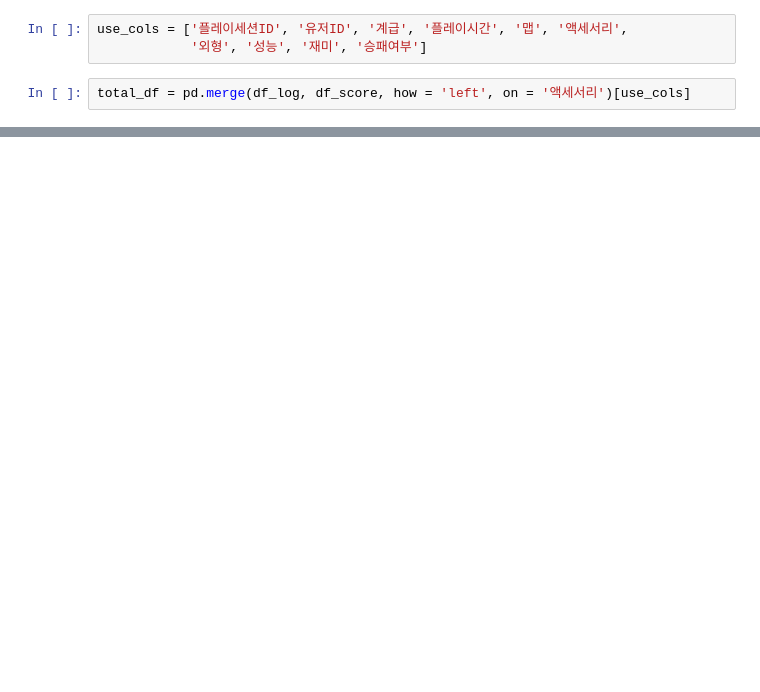
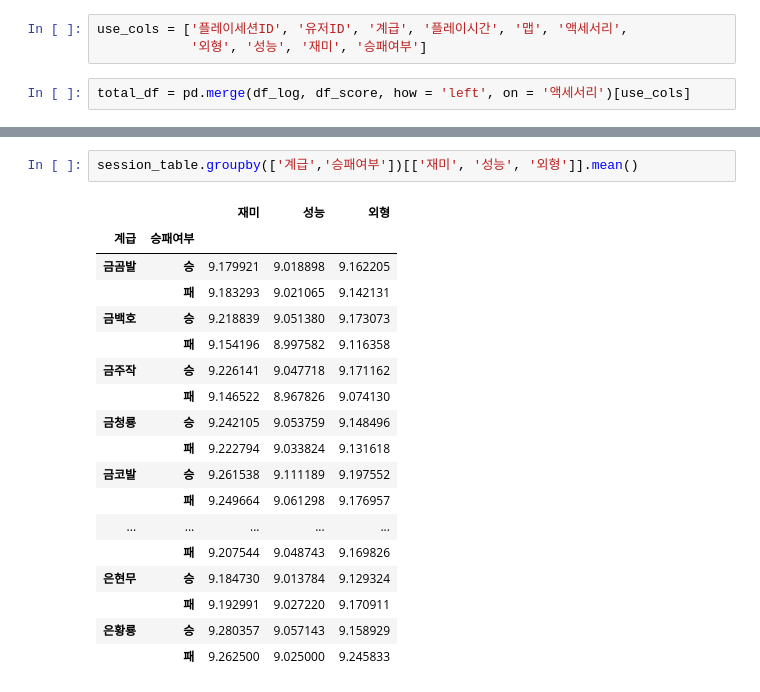
Before and after one commit to kimjaehyeonC/Toy_Getamped, a Jupyter notebook: getamped_log_generator.ipynb, the cells around one changed output, grey strips where cells are left out. Saved outputs shown, nothing was run; the diff lists cells and outputs as text; blank space fills up the shorter version.

```diff
--- a/getamped_log_generator.ipynb
+++ b/getamped_log_generator.ipynb
@@ -389,0 +552,21 @@ tendency_score_per_user = total_df.groupby(['플레이세션ID', '유저ID'])[['
+# %%
+session_table.groupby(['계급','승패여부'])[['재미', '성능', '외형']].mean()
+# %% [output]
+|  |  | 재미 | 성능 | 외형 |
+| 계급 | 승패여부 |  |  |  |
+| 금곰발 | 승 | 9.179921 | 9.018898 | 9.162205 |
+|  | 패 | 9.183293 | 9.021065 | 9.142131 |
+| 금백호 | 승 | 9.218839 | 9.051380 | 9.173073 |
+|  | 패 | 9.154196 | 8.997582 | 9.116358 |
+| 금주작 | 승 | 9.226141 | 9.047718 | 9.171162 |
+|  | 패 | 9.146522 | 8.967826 | 9.074130 |
+| 금청룡 | 승 | 9.242105 | 9.053759 | 9.148496 |
+|  | 패 | 9.222794 | 9.033824 | 9.131618 |
+| 금코발 | 승 | 9.261538 | 9.111189 | 9.197552 |
+|  | 패 | 9.249664 | 9.061298 | 9.176957 |
+| ... | ... | ... | ... | ... |
+|  | 패 | 9.207544 | 9.048743 | 9.169826 |
+| 은현무 | 승 | 9.184730 | 9.013784 | 9.129324 |
+|  | 패 | 9.192991 | 9.027220 | 9.170911 |
+| 은황룡 | 승 | 9.280357 | 9.057143 | 9.158929 |
+|  | 패 | 9.262500 | 9.025000 | 9.245833 |
```
Also changed, not shown: parts of 19 cells of this notebook.
